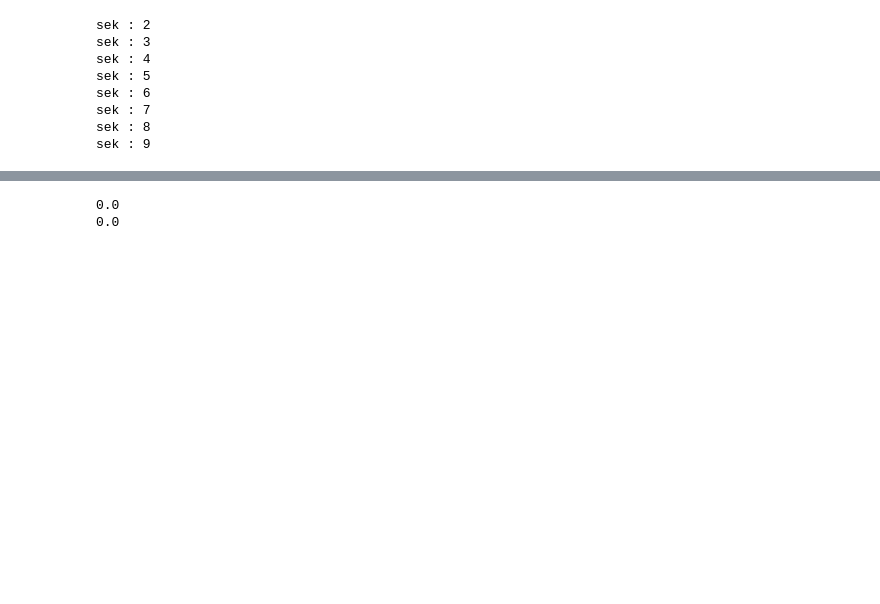
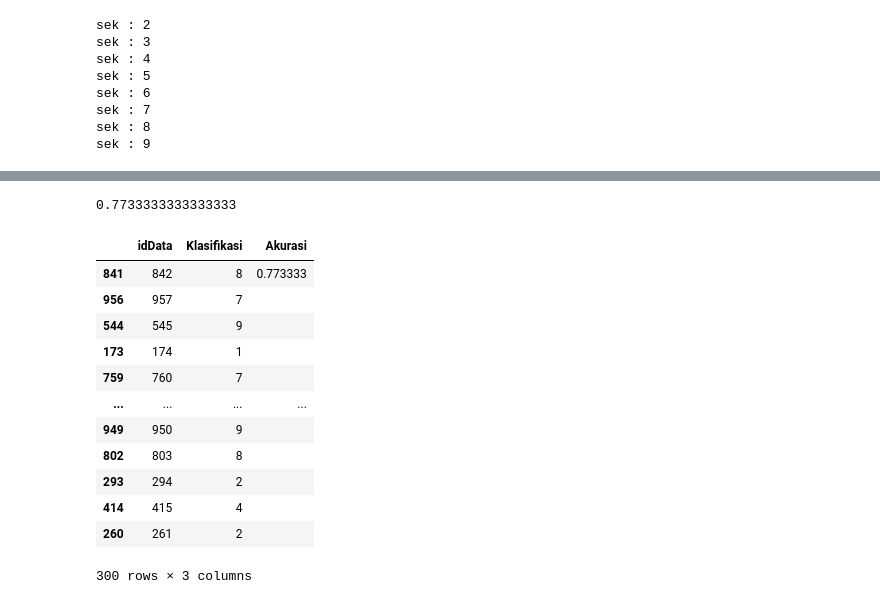
Before and after one commit to Xwyzworms/Tubes-SistemCerdas, a Jupyter notebook: KNN/Tuman.ipynb, the cells around one changed output, grey strips where cells are left out. Cells and saved outputs as stored; diff of their text form; code cells hidden in the pictures; blank space fills up the shorter version.

```diff
--- a/KNN/Tuman.ipynb
+++ b/KNN/Tuman.ipynb
@@ -193,8 +196,29 @@ plt.legend(loc='best')
 # %%
-
-print(getAcc(y_train ,ypred))
-ypred = knnOBJ.predict(np.array(x_test,dtype=np.float32))
-print(getAcc(y_test,ypred))
+# Using Best Params
+knnMinkwoski = KNN(2)
+knnMinkwoski.fit(np.array(x_train.iloc[:,1:],dtype=np.float32),np.array(y_train,dtype=np.float32))
+ypred = knnMinkwoski.predict(np.array(x_test.iloc[:,1:],dtype=np.float32))
+print(getAcc(y_test,ypred[:,2]))
 # %% [output]
-0.0
-0.0
+0.7733333333333333
+# %%
+dfOutputLatih = pd.DataFrame(columns=["idData","Klasifikasi","Akurasi"])
+dfOutputLatih["idData"] = x_test["idData"]
+dfOutputLatih["Klasifikasi"] = ypred[:,2]
+dfOutputLatih["Akurasi"] = ""
+dfOutputLatih.iloc[0,2] = getAcc(y_test,ypred[:,2])
+dfOutputLatih
+# %% [output]
+|  | idData | Klasifikasi | Akurasi |
+| 841 | 842 | 8 | 0.773333 |
+| 956 | 957 | 7 |  |
+| 544 | 545 | 9 |  |
+| 173 | 174 | 1 |  |
+| 759 | 760 | 7 |  |
+| ... | ... | ... | ... |
+| 949 | 950 | 9 |  |
+| 802 | 803 | 8 |  |
+| 293 | 294 | 2 |  |
+| 414 | 415 | 4 |  |
+| 260 | 261 | 2 |  |
+300 rows × 3 columns
```
Also changed, not shown: parts of 10 cells of this notebook.
